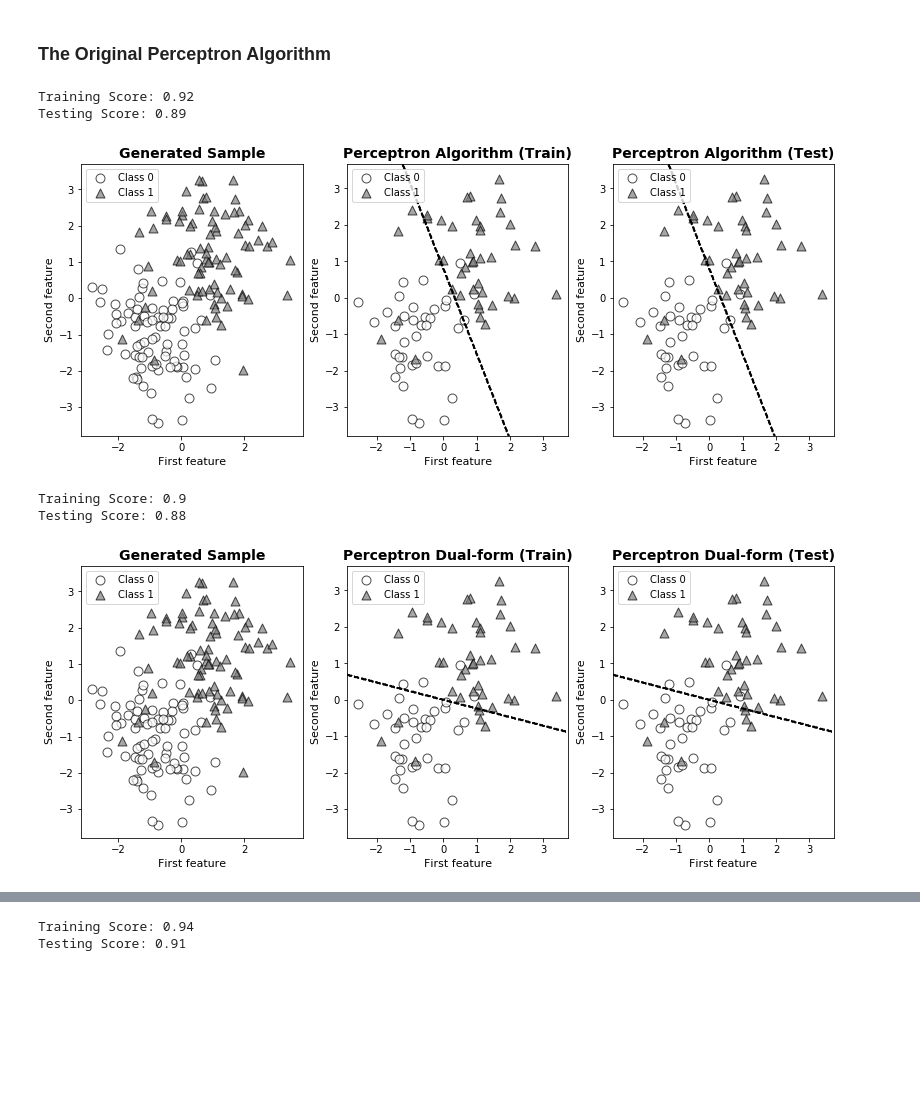
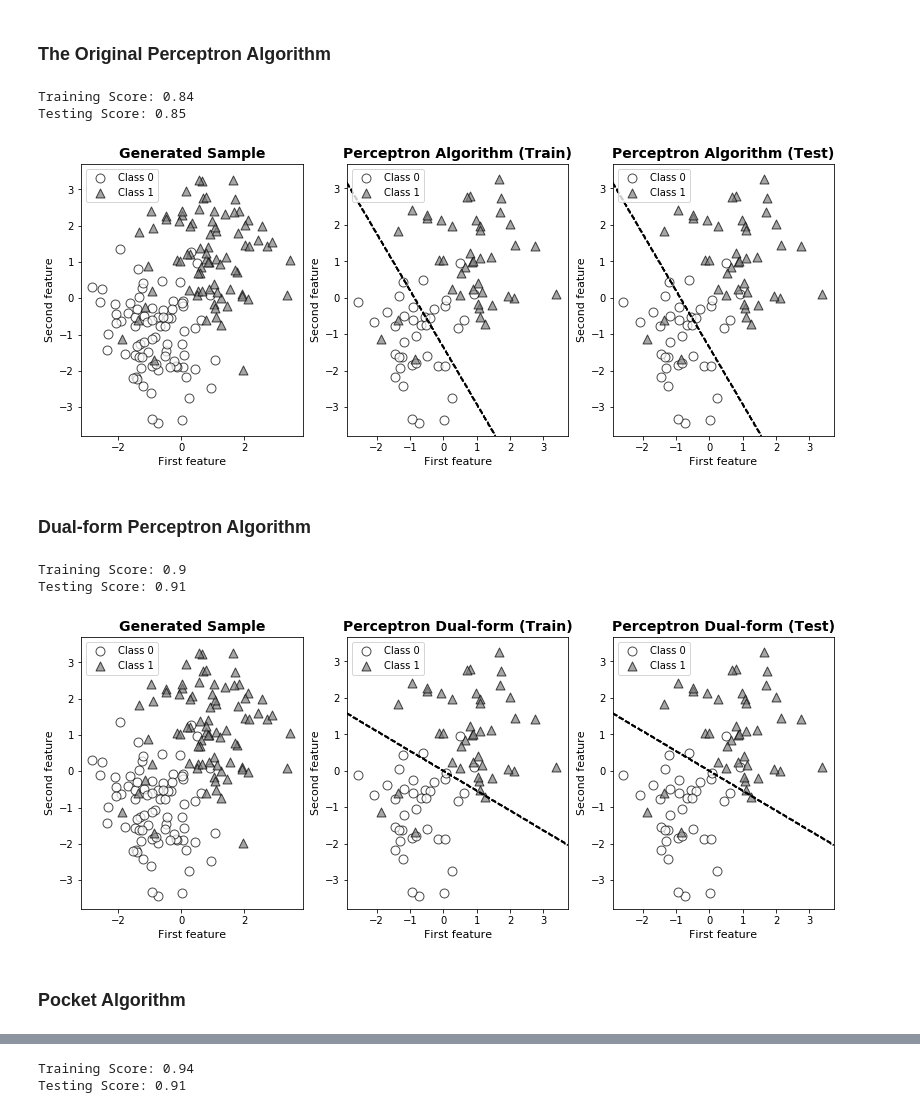
Before and after one commit to zoeyang1030/Statistical-Learning-Methods-python-replication, a Jupyter notebook: Chapter/Chapter-2 Perceptron.ipynb, the cells around one changed output, grey strips where cells are left out. Drawn from its saved outputs; the diff is of its cells as text; code cells hidden in the pictures; blank space fills up the shorter version.

```diff
--- a/Chapter/Chapter-2 Perceptron.ipynb
+++ b/Chapter/Chapter-2 Perceptron.ipynb
@@ -17,31 +19,33 @@ data_viz.scatter_plot(X, y)
 # %% [markdown]
 ### The Original Perceptron Algorithm
 # %%
-perceptron = PerceptronLinearAlgorithm(model_type='traditional', max_iter=1e4, lr=0.01)
+perceptron = PerceptronLinearAlgorithm(model_type='traditional', max_iter=1e4, lr=0.02)
 perceptron.fit(X_train, y_train)
 print('Training Score: %s\nTesting Score: %s'
       %(round(perceptron.score(X_train, y_train), 2),
         round(perceptron.score(X_test, y_test), 2)))
 
 fig = plt.figure(figsize=(13.5,5))
 ax1 = fig.add_subplot(131)
 ax2 = fig.add_subplot(132)
 ax3 = fig.add_subplot(133)
 
 data_viz = LinearClassifierPlot(ax=ax1, title='Generated Sample')
 data_viz.scatter_plot(X, y)
 perceptron_tr = LinearClassifierPlot(ax=ax2, title='Perceptron Algorithm (Train)')
 perceptron_tr.scatter_plot(X_test, y_test)
 perceptron_tr.hyperplane_plot(perceptron)
 perceptron_te = LinearClassifierPlot(ax=ax3, title='Perceptron Algorithm (Test)')
 perceptron_te.scatter_plot(X_test, y_test)
 perceptron_te.hyperplane_plot(perceptron)
 # %% [output]
-Training Score: 0.92
-Testing Score: 0.89
+Training Score: 0.84
+Testing Score: 0.85
-[figure, old version]
+[figure, new version]
+# %% [markdown]
+### Dual-form Perceptron Algorithm
 # %%
-dualform = PerceptronLinearAlgorithm(model_type='dualform', max_iter=1e4, lr=0.01)
+dualform = PerceptronLinearAlgorithm(model_type='dualform', max_iter=1e4, lr=0.02)
 dualform.fit(X_train, y_train)
 print('Training Score: %s\nTesting Score: %s'
       %(round(dualform.score(X_train, y_train), 2),
@@ -62,6 +66,8 @@ dualform_te.scatter_plot(X_test, y_test)
 dualform_te.hyperplane_plot(dualform)
 # %% [output]
 Training Score: 0.9
-Testing Score: 0.88
+Testing Score: 0.91
-[figure, old version]
+[figure, new version]
+# %% [markdown]
+### Pocket Algorithm
 # %%
```
Also changed, not shown: parts of 10 cells of this notebook.
